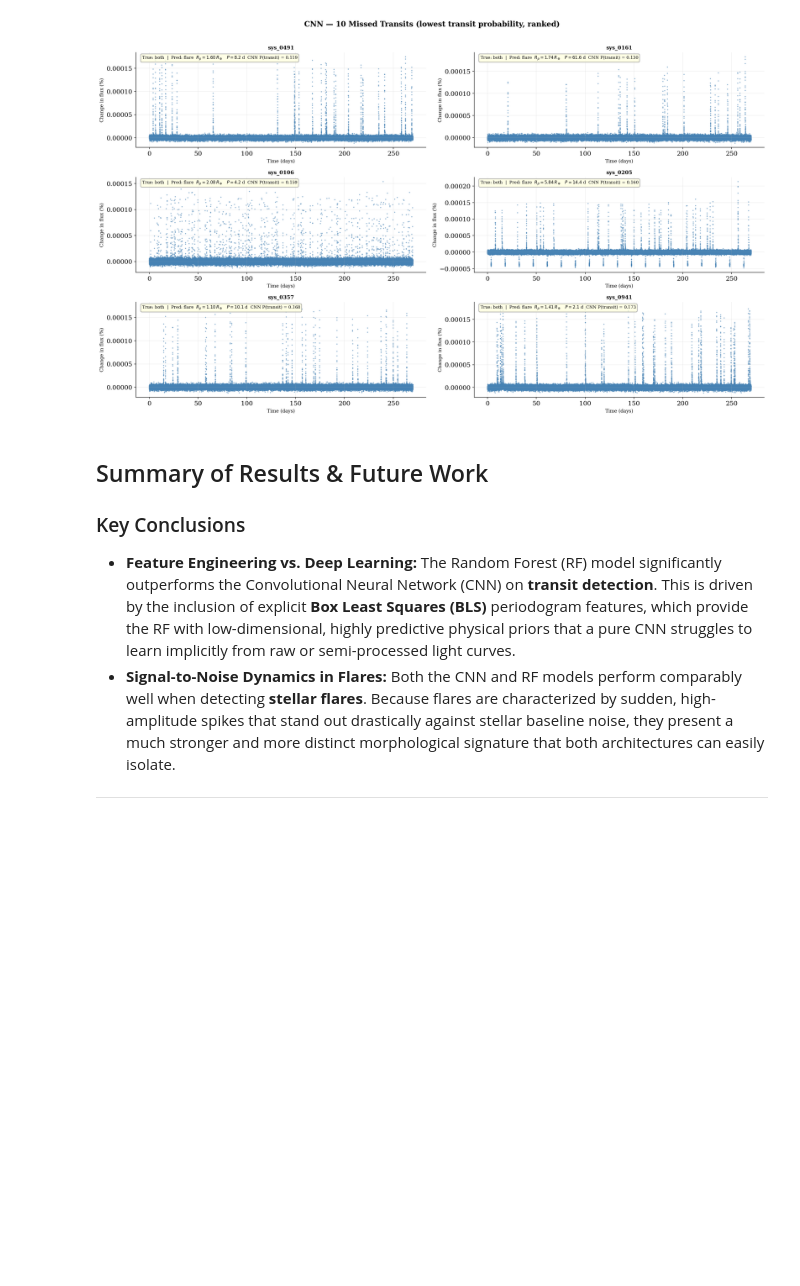
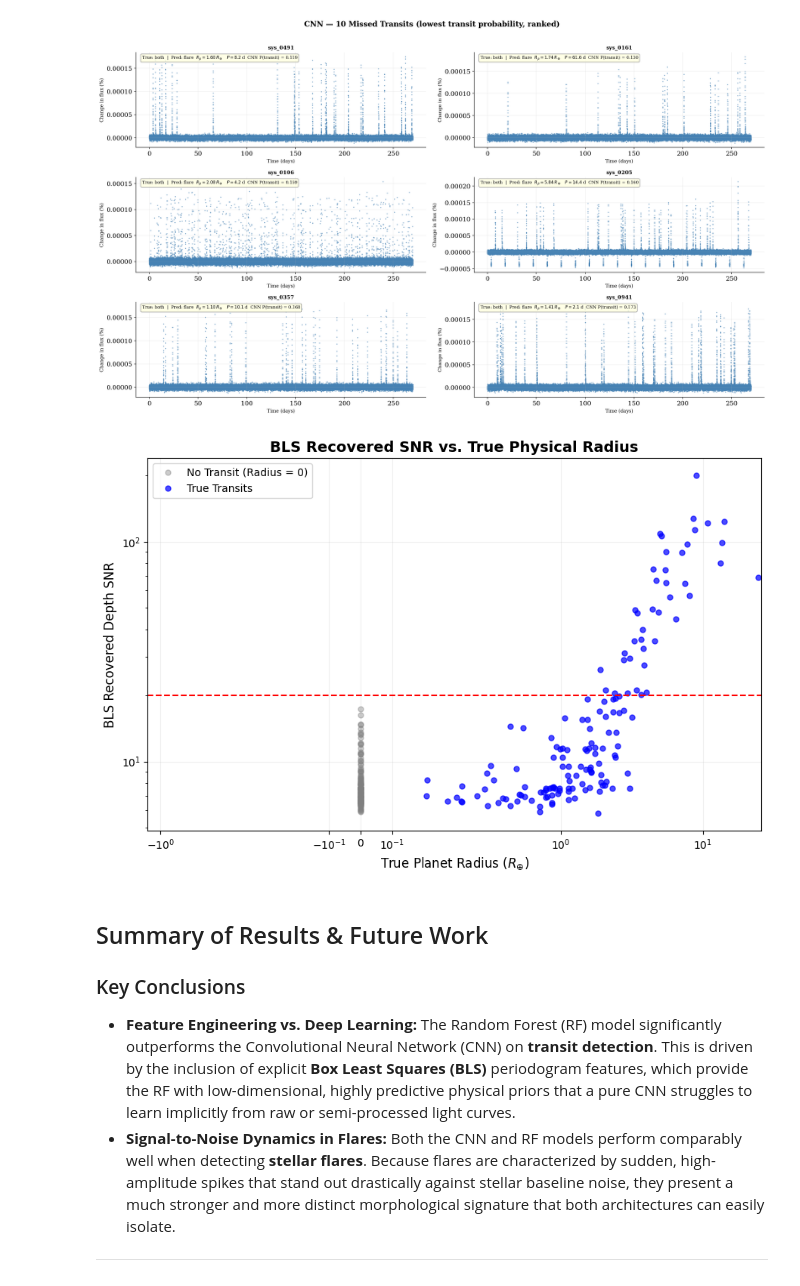
Before and after one commit to rosenberg9/computational_astrobiology_belgrade, a Jupyter notebook: PlatoLightCurves/scripts/analyze_classifiers.ipynb, the cells around one changed output. Saved outputs shown, nothing was run; the diff lists cells and outputs as text; code cells hidden in the pictures; blank space fills up the shorter version.

```diff
--- a/PlatoLightCurves/scripts/analyze_classifiers.ipynb
+++ b/PlatoLightCurves/scripts/analyze_classifiers.ipynb
@@ -1648,6 +1648,13 @@ system_id true_event_class pred_event_class  transit_radius_earth  transit_perio
  sys_0941             both            flare              1.405775        2.118259      0.172977
  sys_0958          transit          neither              1.849646        9.224202      0.180912
 [figure]
+# %%
+#image file
+IMG_PATH_BLS = "../scripts/img/bls_radius_vs_snr.png"
+
+Image(filename=IMG_PATH_BLS)
+# %% [output]
+[figure, added]
 # %% [markdown]
 ## Summary of Results & Future Work
 
```
Also changed, not shown: 3 other files.
